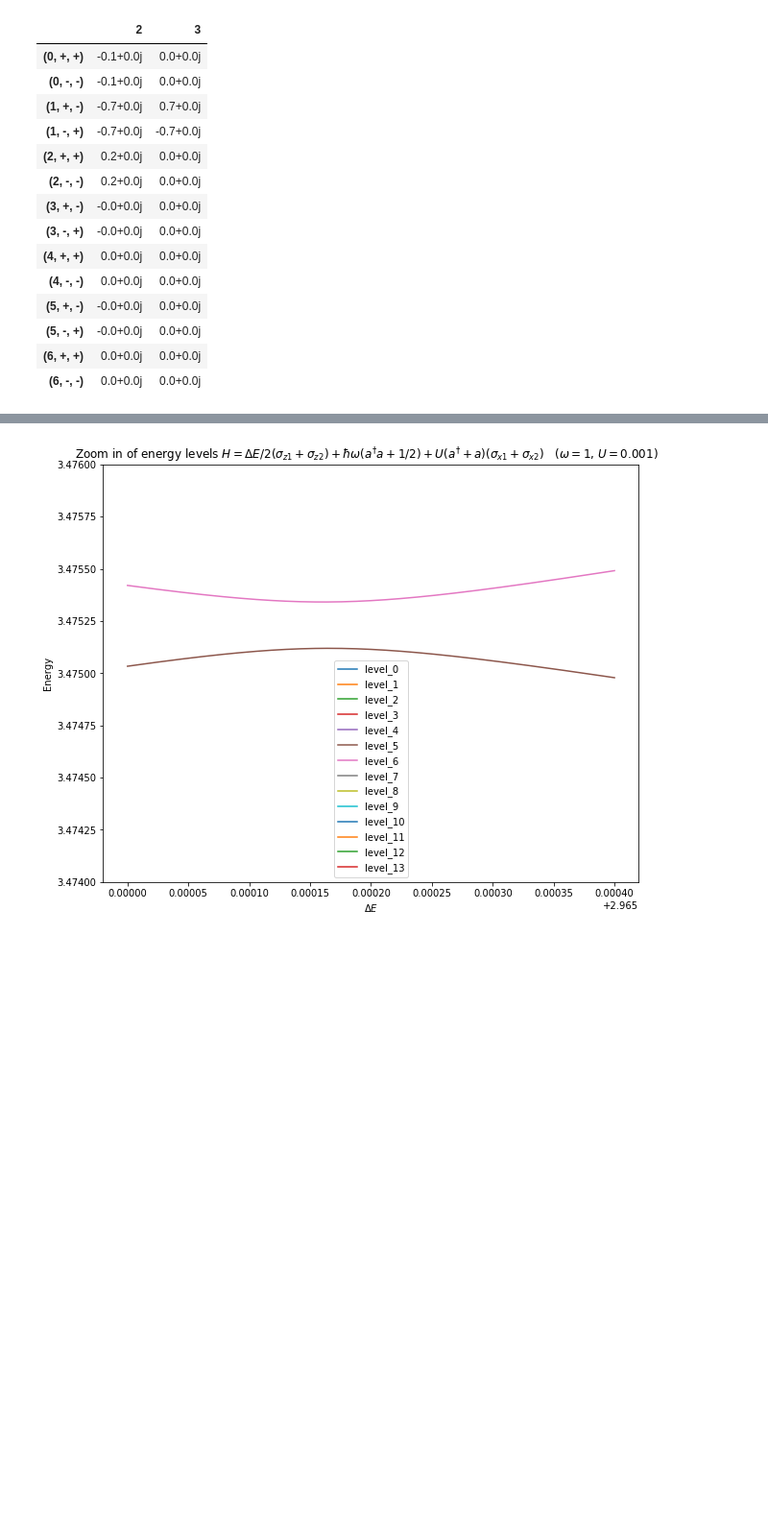
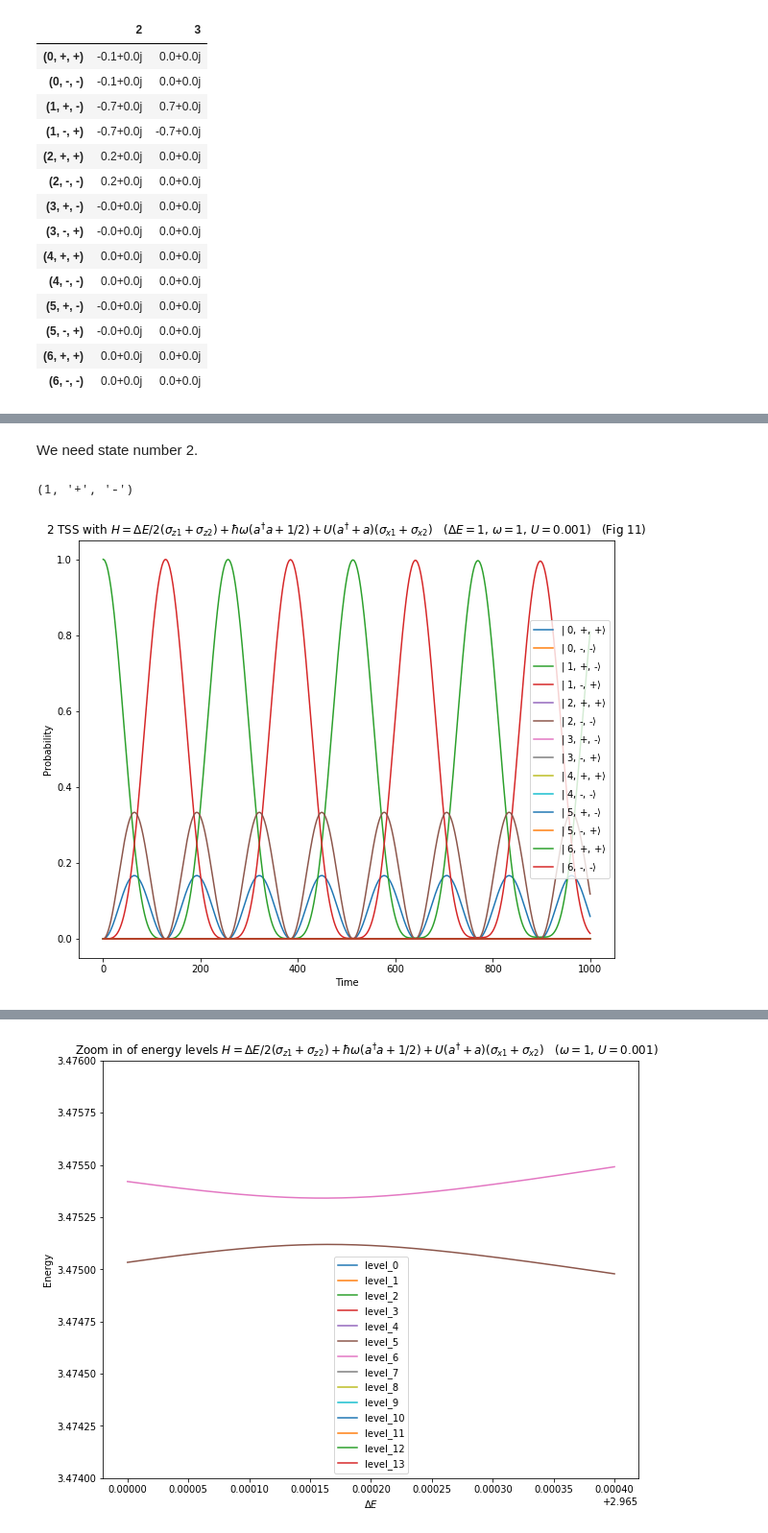
Before and after one commit to project-ida/two-state-quantum-systems, a Jupyter notebook: 05-excitation-transfer.ipynb, the cells around one changed output, grey strips where cells are left out. Shown at 96% size. Cells and saved outputs as stored; diff of their text form; code cells hidden in the pictures; blank space fills up the shorter version.

```diff
--- a/05-excitation-transfer.ipynb
+++ b/05-excitation-transfer.ipynb
@@ -558,0 +597,21 @@ plt.show();
+# %% [markdown]
+We need state number 2.
+# %%
+nmm_list[2]
+# %% [output]
+(1, '+', '-')
+# %%
+psi0 = basis(len(nmm_list), 2)
+times = np.linspace(0.0, 1000.0, 10000)
+P, psi = simulate(H, psi0, times)
+# %%
+plt.figure(figsize=(10,8))
+for i in range(0,P.shape[0]):
+    plt.plot(times, P[i,:], label=f"{ket_labels[i]}")
+plt.ylabel("Probability")
+plt.xlabel("Time")
+plt.legend(loc="right")
+plt.title(f"2 TSS with {H_latex}  ($\Delta E = 1$, $\omega=1$, $U=0.001$)   (Fig 11)")
+plt.show();
+# %% [output]
+[figure, added]
```
Also changed, not shown: parts of 48 cells of this notebook, 1 other file.
